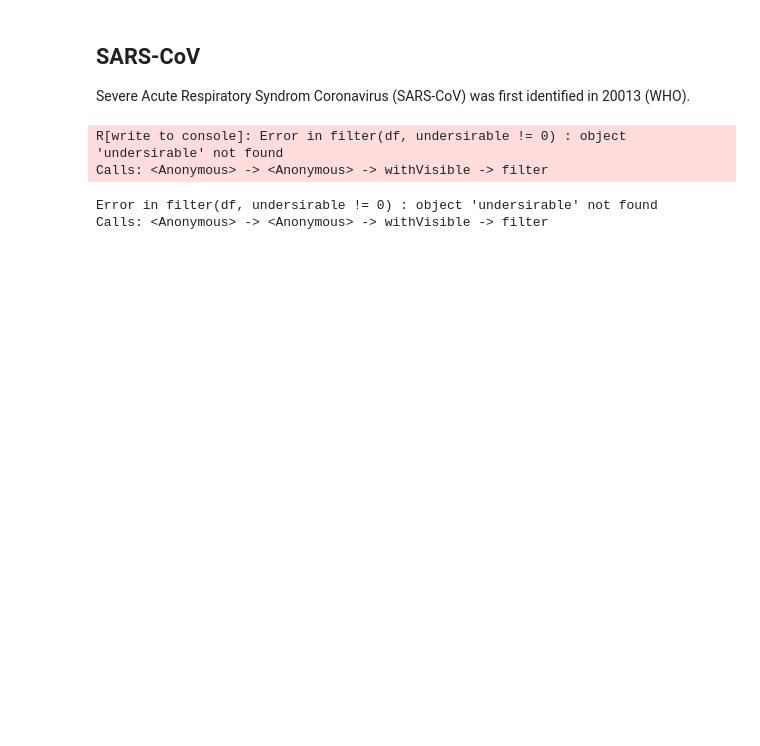
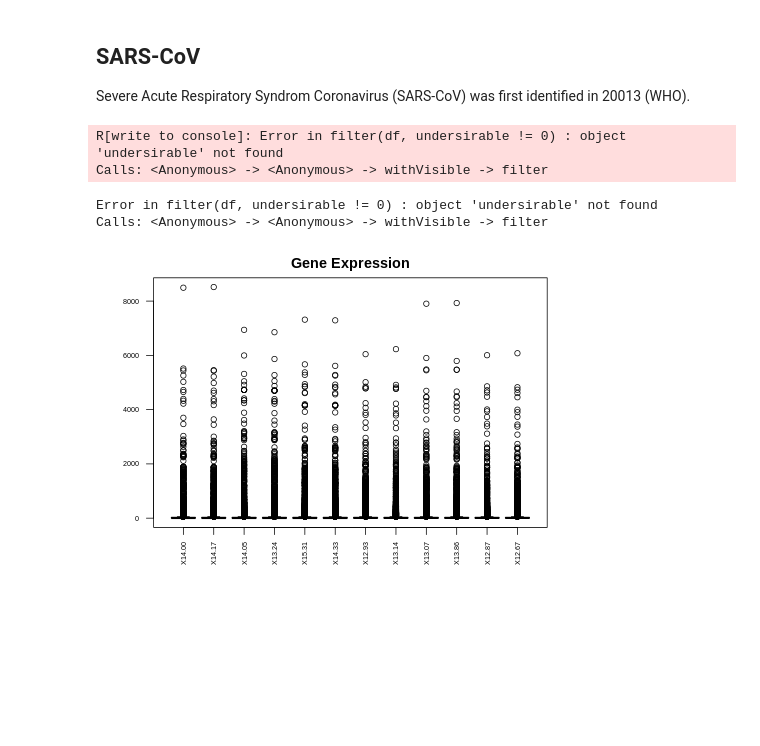
Before and after one commit to cindykhris/SummerInternship2020, a Jupyter notebook: SummerInternship2020.ipynb, the cells around one changed output. Saved outputs shown, nothing was run; the diff lists cells and outputs as text; code cells hidden in the pictures; blank space fills up the shorter version.

```diff
--- a/SummerInternship2020.ipynb
+++ b/SummerInternship2020.ipynb
@@ -98,9 +100,12 @@ Calls: <Anonymous> -> <Anonymous> -> withVisible -> filter
 # %%
 %%R
 #Basic Settings:
 
 colors <- c(rep('red',6),rep('blue',3),rep('green',2),rep('gray',2))
-boxplot(df,col='red')
+par(mar=c(14,4,2,2))
+boxplot(df, main="Gene Expression",las = 2, cex.axis=0.6)
+# %% [output]
+[figure, added]
 # %%
 
 %%R
```
Also changed, not shown: parts of 8 cells of this notebook.
